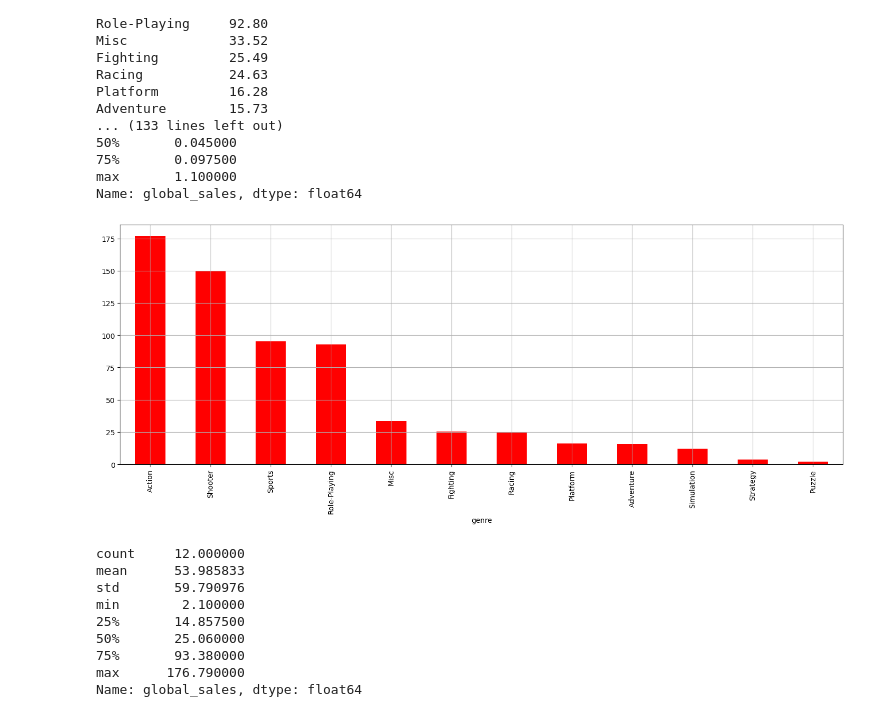
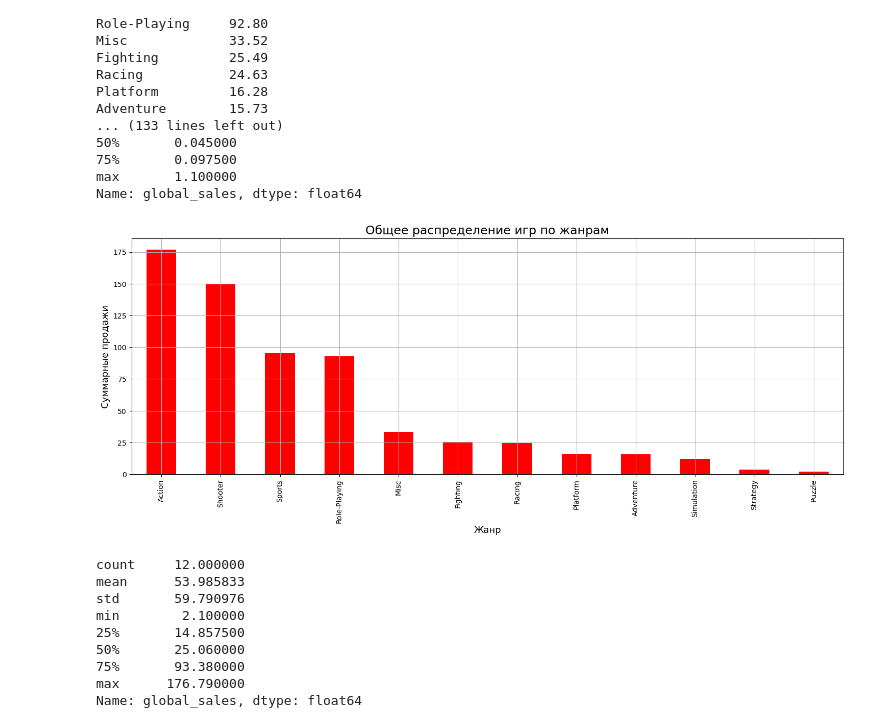
Before and after one commit to YarValerievich/Project2, a Jupyter notebook: Exploring_game_sales_data.ipynb, the cells around one changed output. Cells and saved outputs as stored; diff of their text form; code cells hidden in the pictures.

```diff
--- a/Exploring_game_sales_data.ipynb
+++ b/Exploring_game_sales_data.ipynb
@@ -38,7 +43,7 @@ def func2(genre_):
     print('Статистика по жанру', genre_)
     print(df.loc[df['genre'] == genre_, 'global_sales'].describe())
 # %%
-df = pd.read_csv(r'C:\Users\JesusChristosovitch\Desktop\Project\Project2\games.csv')
+df = pd.read_csv(r'C:\Projects\Project2\games.csv')
 
 display(df.head(15))
 df.info()
@@ -408,9 +419,13 @@ max       1.100000
 Name: global_sales, dtype: float64
 # %%
 df_grouped_genre.plot(kind='bar', color='red', figsize=(18,6), grid=True)
+
+plt.title('Общее распределение игр по жанрам', size=17)
+plt.xlabel('Жанр', size=13)
+plt.ylabel('Суммарные продажи', size=13)
 plt.show()
 # %% [output]
-[figure, old version]
+[figure, new version]
 # %%
 df_grouped_genre.describe()
 # %% [output]
```
Also changed, not shown: parts of 10 cells of this notebook.
